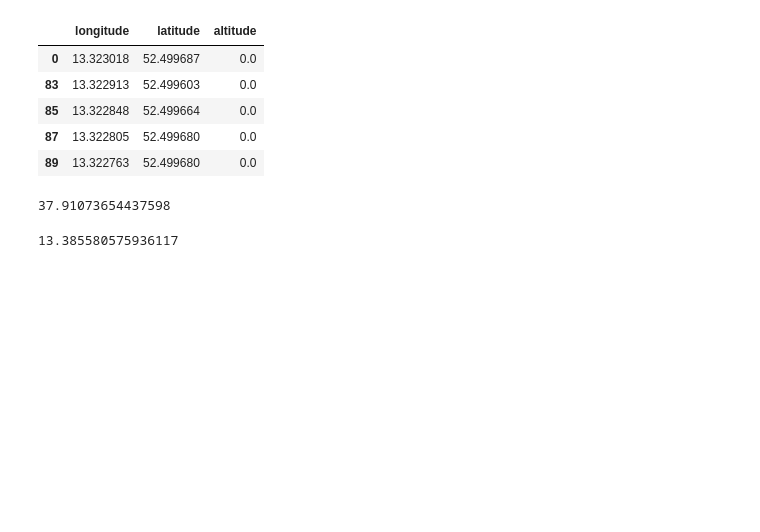
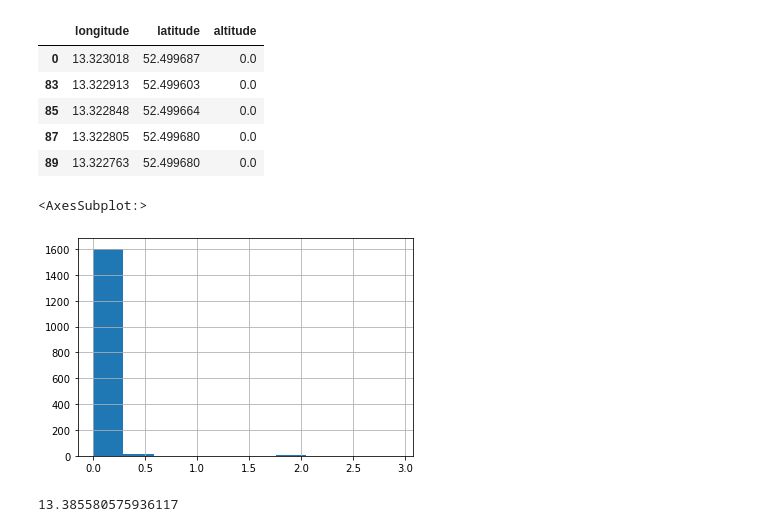
Before and after one commit to praveen21b/Distance_from_KML_map_data, a Jupyter notebook: kml parsing.ipynb, the cells around one changed output. Drawn from its saved outputs; the diff is of its cells as text; code cells hidden in the pictures; blank space fills up the shorter version.

```diff
--- a/kml parsing.ipynb
+++ b/kml parsing.ipynb
@@ -244,9 +244,10 @@ df_no_dupl['dist'] = \
     distance_km(df_no_dupl.longitude.shift(), df_no_dupl.latitude.shift(),
                  df_no_dupl.loc[1:, 'longitude'], df_no_dupl.loc[1:, 'latitude'])
 # %%
-df_no_dupl['dist'].fillna(0).sum()
+(df_no_dupl['dist'].fillna(0)).hist()
 # %% [output]
-37.91073654437598
+<AxesSubplot:>
+[figure, added]
 # %%
 df_no_dupl['dist'][df_no_dupl['dist'].sort_values(ascending=False)<0.05].sum()
 # %% [output]
```
Also changed, not shown: 1 other file.
